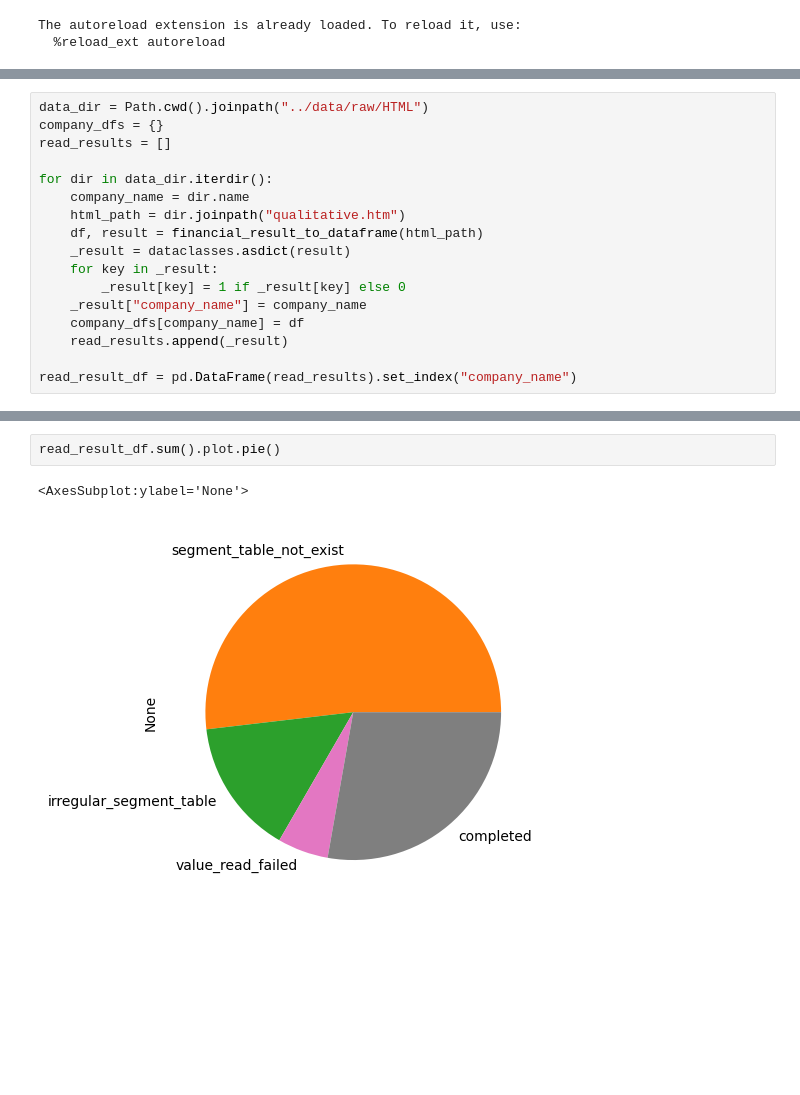
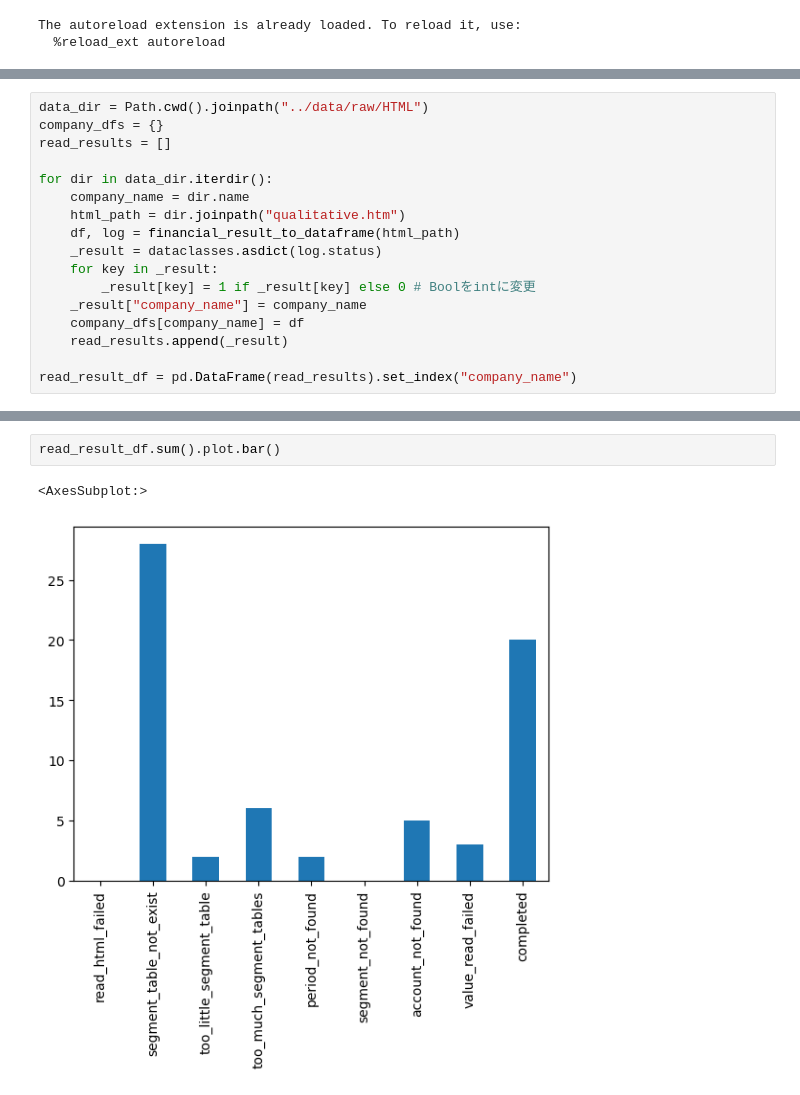
Before and after one commit to JapanExchangeGroup/FinancialResultsHTML-DataExtraction, a Jupyter notebook: notebooks/a1_financial_result_to_dataframe.ipynb, the cells around one changed output, grey strips where cells are left out. Saved outputs shown, nothing was run; the diff lists cells and outputs as text; blank space fills up the shorter version.

Commit message:
HTMLフォーマットで開示された決算短信の読み取り可否状況レポートの追加 (#11)
* Add read result report

* Update README

* Delete duplicate mypy

* Add Studio Lab Button

Co-authored-by: icoxfog417 <ttaakkaa@amazon.co.jp>

```diff
--- a/notebooks/a1_financial_result_to_dataframe.ipynb
+++ b/notebooks/a1_financial_result_to_dataframe.ipynb
@@ -24,10 +48,10 @@ read_results = []
 for dir in data_dir.iterdir():
     company_name = dir.name
     html_path = dir.joinpath("qualitative.htm")
-    df, result = financial_result_to_dataframe(html_path)
-    _result = dataclasses.asdict(result)
+    df, log = financial_result_to_dataframe(html_path)
+    _result = dataclasses.asdict(log.status)
     for key in _result:
-        _result[key] = 1 if _result[key] else 0
+        _result[key] = 1 if _result[key] else 0 # Boolをintに変更
     _result["company_name"] = company_name
     company_dfs[company_name] = df
     read_results.append(_result)
@@ -36,8 +70,8 @@ read_result_df = pd.DataFrame(read_results).set_index("company_name")
 # %%
-read_result_df.sum().plot.pie()
+read_result_df.sum().plot.bar()
 # %% [output]
-<AxesSubplot:ylabel='None'>
+<AxesSubplot:>
-[figure, old version]
+[figure, new version]
 # %%
 read_result_df.sum()
 # %% [output]
```
Also changed, not shown: parts of 19 cells of this notebook, 16 other files.
